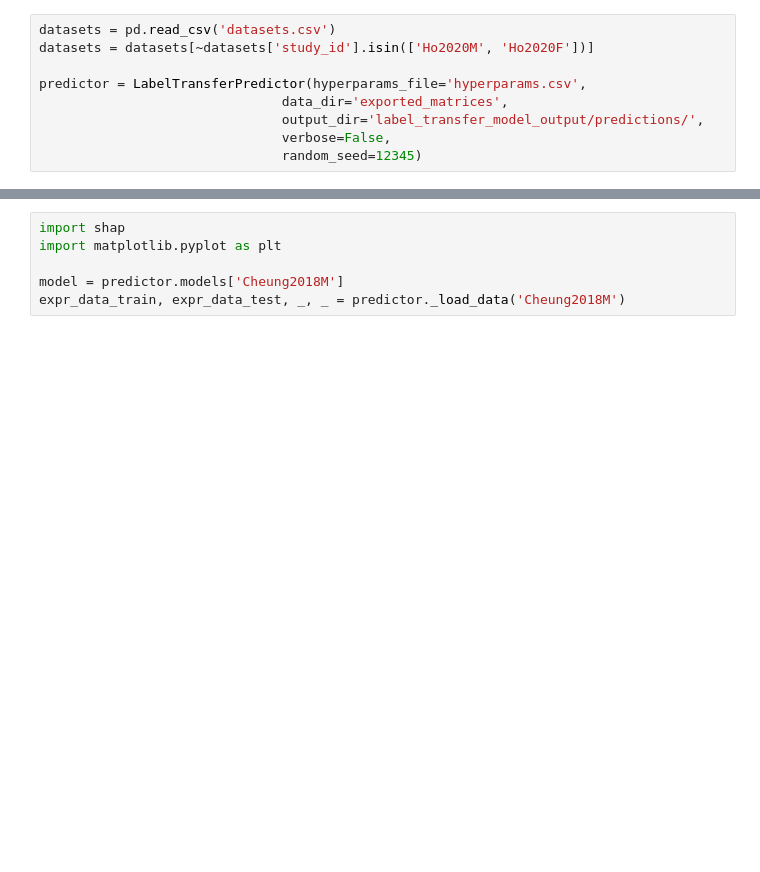
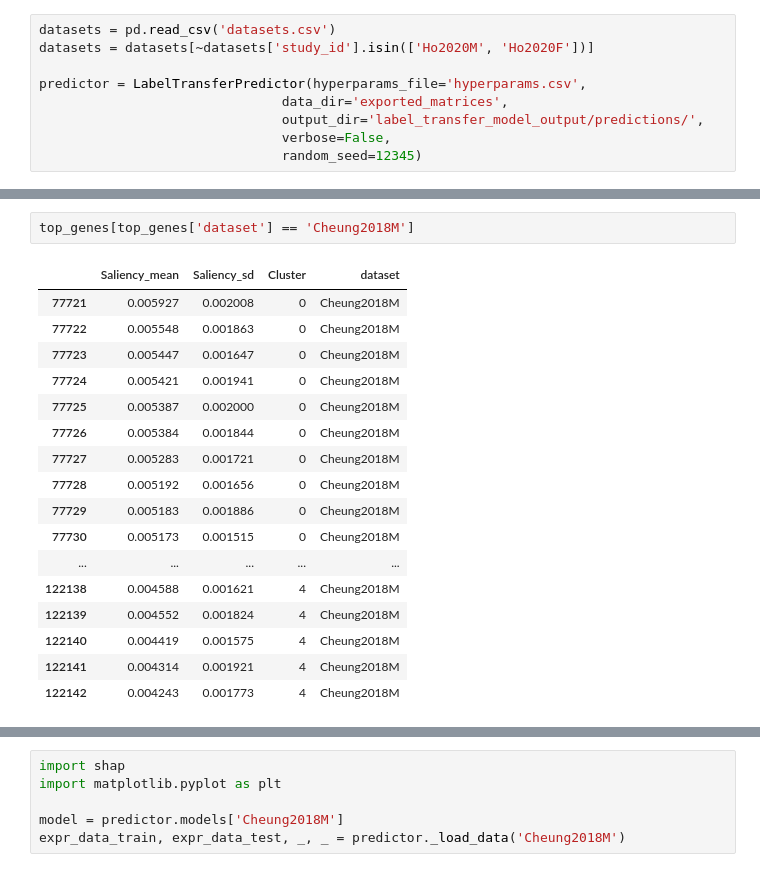
Before and after one commit to nicolaromano/corticotroph-heterogeneity, a Jupyter notebook: 10_label_transfer_predictions.ipynb, the cells around one changed output, grey strips where cells are left out. Cells and saved outputs as stored; diff of their text form; blank space fills up the shorter version.

```diff
--- a/10_label_transfer_predictions.ipynb
+++ b/10_label_transfer_predictions.ipynb
@@ -44,0 +91,20 @@ Predicting labels for Lopez2021M
+# %%
+top_genes[top_genes['dataset'] == 'Cheung2018M']
+# %% [output]
+|  | Saliency_mean | Saliency_sd | Cluster | dataset |
+| 77721 | 0.005927 | 0.002008 | 0 | Cheung2018M |
+| 77722 | 0.005548 | 0.001863 | 0 | Cheung2018M |
+| 77723 | 0.005447 | 0.001647 | 0 | Cheung2018M |
+| 77724 | 0.005421 | 0.001941 | 0 | Cheung2018M |
+| 77725 | 0.005387 | 0.002000 | 0 | Cheung2018M |
+| 77726 | 0.005384 | 0.001844 | 0 | Cheung2018M |
+| 77727 | 0.005283 | 0.001721 | 0 | Cheung2018M |
+| 77728 | 0.005192 | 0.001656 | 0 | Cheung2018M |
+| 77729 | 0.005183 | 0.001886 | 0 | Cheung2018M |
+| 77730 | 0.005173 | 0.001515 | 0 | Cheung2018M |
+| ... | ... | ... | ... | ... |
+| 122138 | 0.004588 | 0.001621 | 4 | Cheung2018M |
+| 122139 | 0.004552 | 0.001824 | 4 | Cheung2018M |
+| 122140 | 0.004419 | 0.001575 | 4 | Cheung2018M |
+| 122141 | 0.004314 | 0.001921 | 4 | Cheung2018M |
+| 122142 | 0.004243 | 0.001773 | 4 | Cheung2018M |
```
Also changed, not shown: parts of 11 cells of this notebook, 1 other file.
